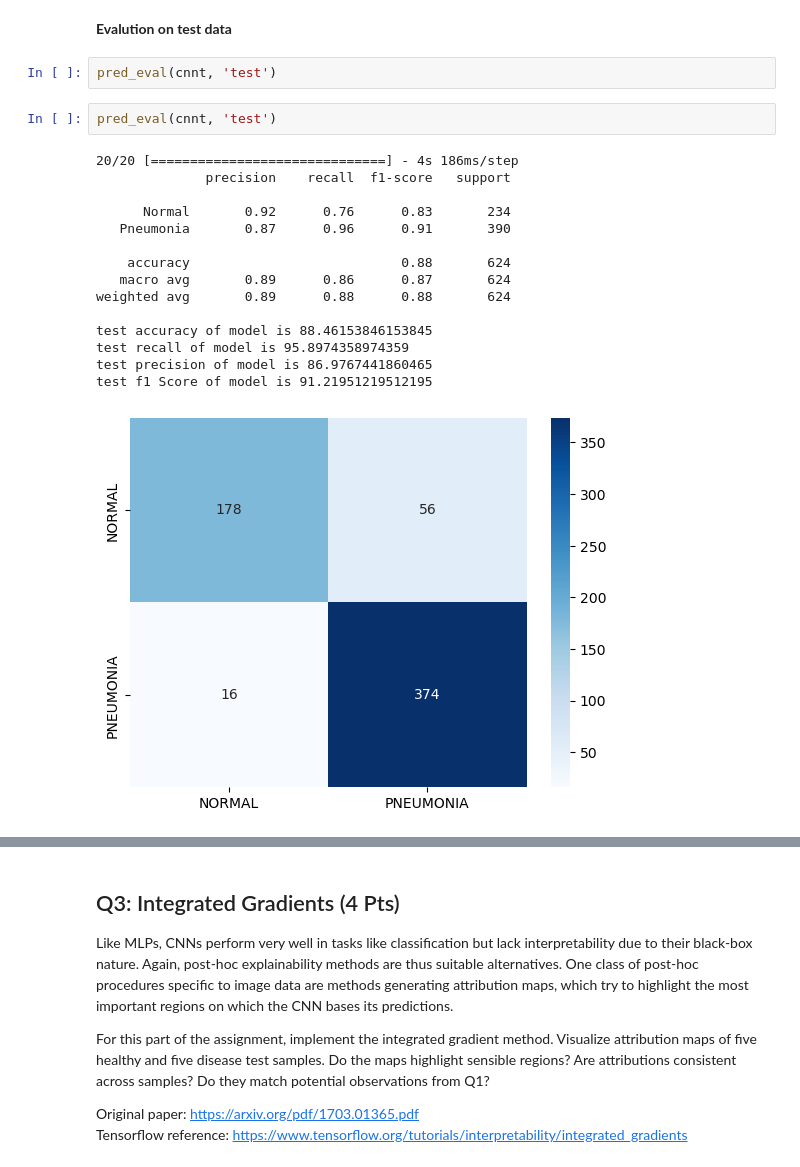
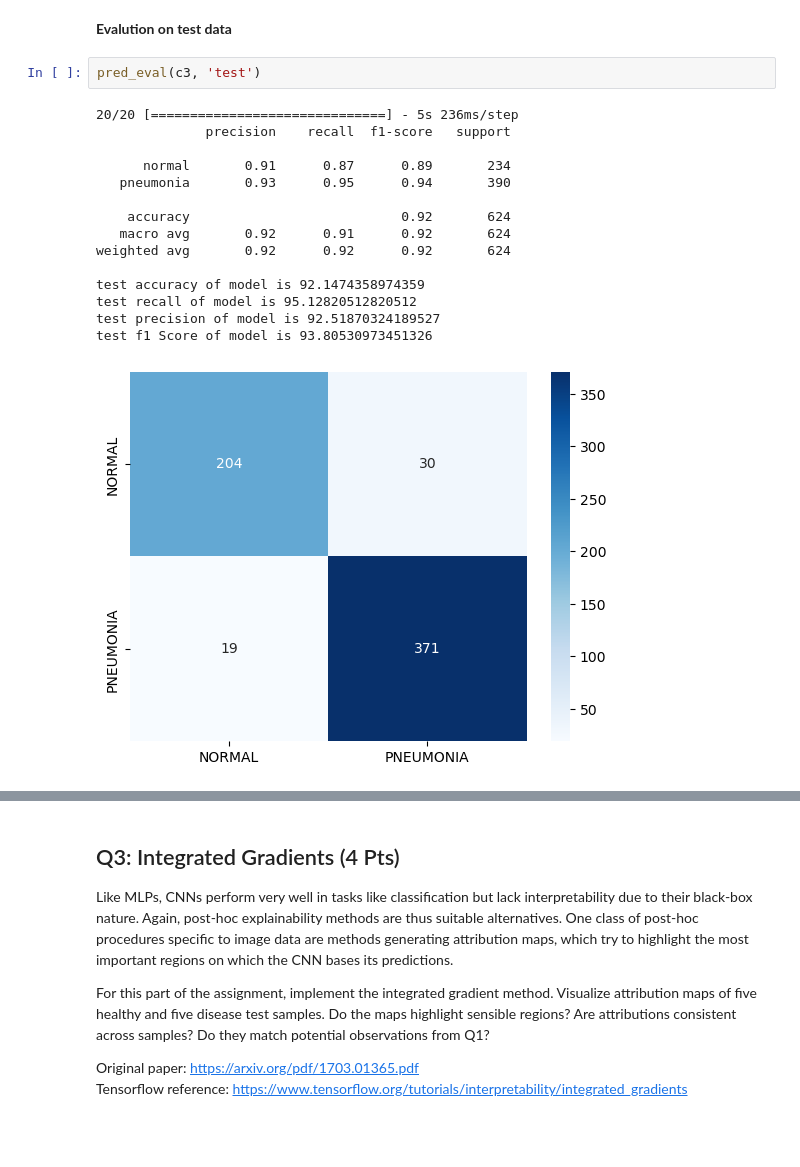
Before and after one commit to dagbelese/ETH-ML4H, a Jupyter notebook: Part 2 Pneumonia Prediction/Project1/PART22403.ipynb, the cells around one changed output, grey strips where cells are left out. Saved outputs shown, nothing was run; the diff lists cells and outputs as text; blank space fills up the shorter version.

```diff
--- a/Part 2 Pneumonia Prediction/Project1/PART22403.ipynb
+++ b/Part 2 Pneumonia Prediction/Project1/PART22403.ipynb
@@ -431,23 +468,21 @@ validation f1 Score of model is 87.5
 # %% [markdown]
 **Evalution on test data**
-# %%
-pred_eval(cnnt, 'test')
-# %%
-pred_eval(cnnt, 'test')
-# %% [output]
-20/20 [==============================] - 4s 186ms/step
-              precision    recall  f1-score   support
-
-      Normal       0.92      0.76      0.83       234
-   Pneumonia       0.87      0.96      0.91       390
-
-    accuracy                           0.88       624
-   macro avg       0.89      0.86      0.87       624
-weighted avg       0.89      0.88      0.88       624
-
-test accuracy of model is 88.46153846153845
-test recall of model is 95.8974358974359
-test precision of model is 86.9767441860465
-test f1 Score of model is 91.21951219512195
-[figure, removed]
+# %%
+pred_eval(c3, 'test')
+# %% [output]
+20/20 [==============================] - 5s 236ms/step
+              precision    recall  f1-score   support
+
+      normal       0.91      0.87      0.89       234
+   pneumonia       0.93      0.95      0.94       390
+
+    accuracy                           0.92       624
+   macro avg       0.92      0.91      0.92       624
+weighted avg       0.92      0.92      0.92       624
+
+test accuracy of model is 92.1474358974359
+test recall of model is 95.12820512820512
+test precision of model is 92.51870324189527
+test f1 Score of model is 93.80530973451326
+[figure, added]
 # %%
```
Also changed, not shown: parts of 12 cells of this notebook, 11 other files.
